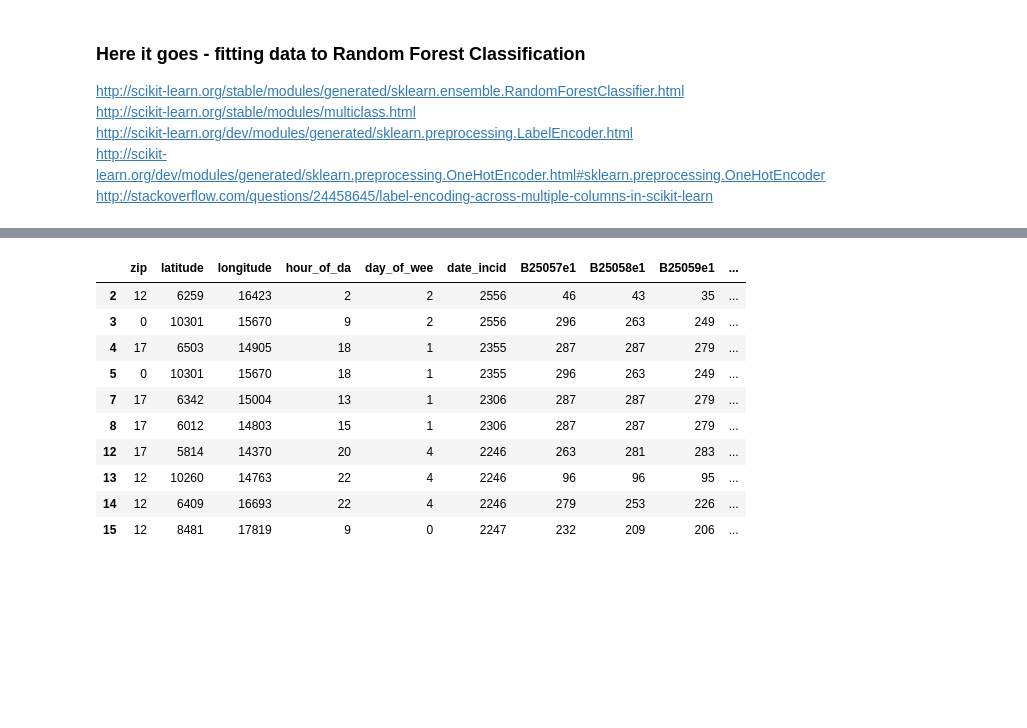
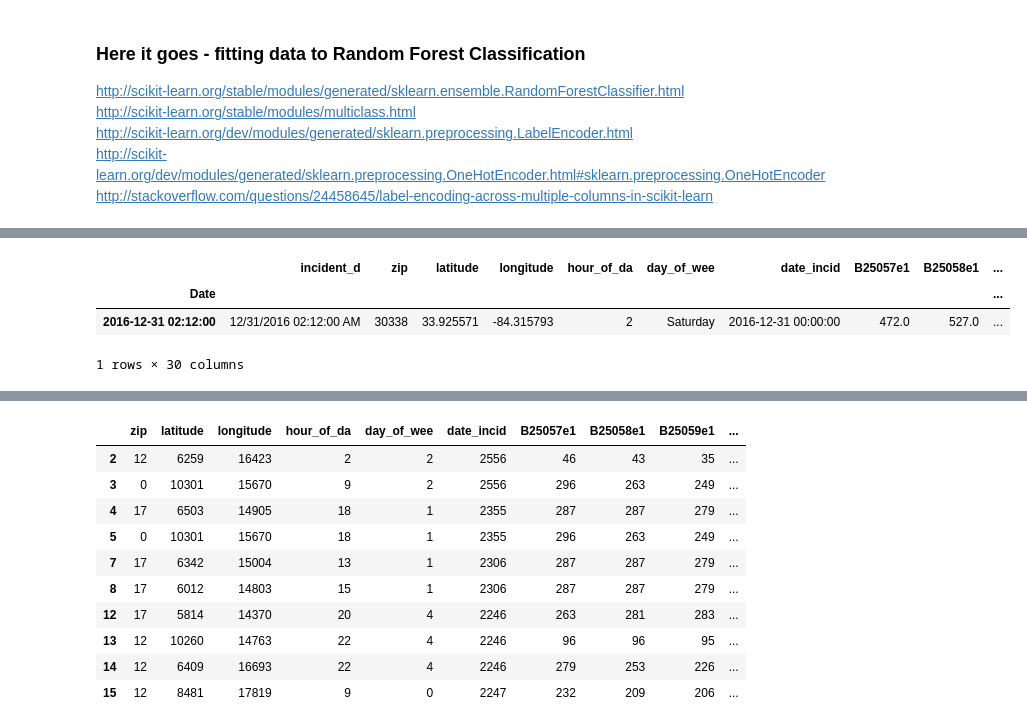
Before and after one commit to akell47/DataSciCourse, a Jupyter notebook: projects/final-projects/Incidents_SS_COD.ipynb, the cells around one changed output, grey strips where cells are left out. Saved outputs shown, nothing was run; the diff lists cells and outputs as text; code cells hidden in the pictures; blank space fills up the shorter version.

```diff
--- a/projects/final-projects/Incidents_SS_COD.ipynb
+++ b/projects/final-projects/Incidents_SS_COD.ipynb
@@ -290,0 +282,6 @@ dataM.head(10)
+# %%
+dataM['Date'] = pd.to_datetime(dataM['incident_d'])
+dataM.set_index('Date', inplace=True)
+
+dataM['Year'] = dataM.index.year
+dataM['Month'] = dataM.index.month
@@ -290,0 +302,7 @@ dataM.head(10)
+# %%
+dataM.head(1)
+# %% [output]
+|  | incident_d | zip | latitude | longitude | hour_of_da | day_of_wee | date_incid | B25057e1 | B25058e1 | ... |
+| Date |  |  |  |  |  |  |  |  |  | ... |
+| 2016-12-31 02:12:00 | 12/31/2016 02:12:00 AM | 30338 | 33.925571 | -84.315793 | 2 | Saturday | 2016-12-31 00:00:00 | 472.0 | 527.0 | ... |
+1 rows × 30 columns
```
Also changed, not shown: parts of 13 cells of this notebook.
